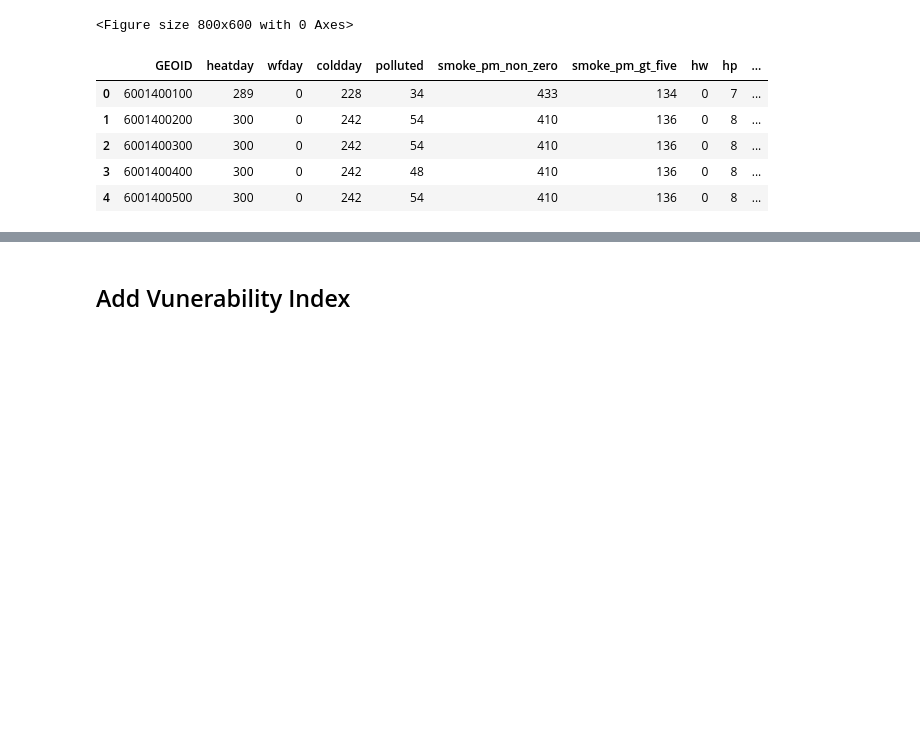
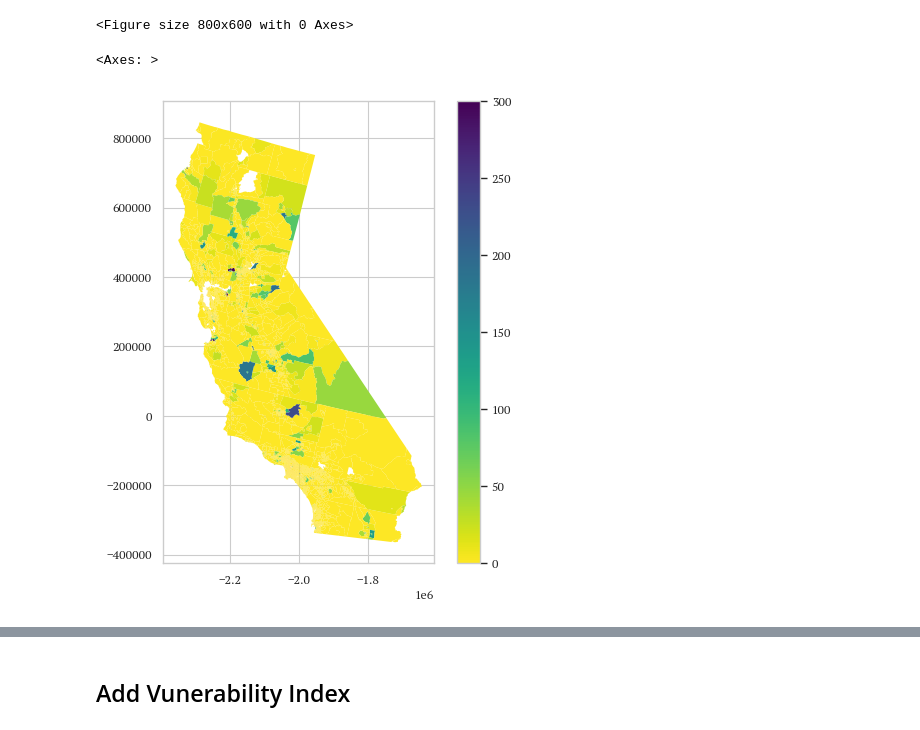
Before and after one commit to NSAPH-Projects/concurrence-climate-hazards, a Jupyter notebook: 302_hotspots_agg_plt_svi.ipynb, the cells around one changed output, grey strips where cells are left out. Saved outputs shown, nothing was run; the diff lists cells and outputs as text; code cells hidden in the pictures; blank space fills up the shorter version.

```diff
--- a/302_hotspots_agg_plt_svi.ipynb
+++ b/302_hotspots_agg_plt_svi.ipynb
@@ -26,0 +29,6 @@ df = pd.read_parquet("outputs/hotspots_per_fips_rolling.parquet")
+# %%
+hspts = ['wfday', 'heatday',
+       'smoke_pm_non_zero', 'smoke_pm_gt_five', 'hw', '_hws',
+       'hs', 'hws', 'ws', 'hs5', 'hws5', 'ws5', 'heatday_2d',
+       'smoke_pm_non_zero_2d', 'wfday_2d', '_hws_2d', 'hs_2d', 'hws_2d',
+       'ws_2d']
@@ -58,9 +43,0 @@ merged_df = merged_df.reset_index()
-# %%
-merged_df.head()
-# %% [output]
-|  | GEOID | heatday | wfday | coldday | polluted | smoke_pm_non_zero | smoke_pm_gt_five | hw | hp | ... |
-| 0 | 6001400100 | 289 | 0 | 228 | 34 | 433 | 134 | 0 | 7 | ... |
-| 1 | 6001400200 | 300 | 0 | 242 | 54 | 410 | 136 | 0 | 8 | ... |
-| 2 | 6001400300 | 300 | 0 | 242 | 54 | 410 | 136 | 0 | 8 | ... |
-| 3 | 6001400400 | 300 | 0 | 242 | 48 | 410 | 136 | 0 | 8 | ... |
-| 4 | 6001400500 | 300 | 0 | 242 | 54 | 410 | 136 | 0 | 8 | ... |
@@ -69 +44,12 @@ data = gdf.merge(merged_df, left_on="FIPS_1", right_on="GEOID")
+# %%
+# Define a normalization from 0 to a maximum value
+import matplotlib.colors as mcolors
+norm = mcolors.Normalize(vmin=data['wfday'].min(), vmax=300)
+fig, ax = plt.subplots(1, 1, figsize=(6, 6))
+data.plot(
+        column="wfday", ax=ax, legend=True, linewidth=0, cmap="viridis_r", missing_kwds={"color": "lightgrey"}, norm=norm
+        )
+# %% [output]
+<Axes: >
+[figure, added]
 # %%
```
Also changed, not shown: parts of 16 cells of this notebook, 2 other files.
